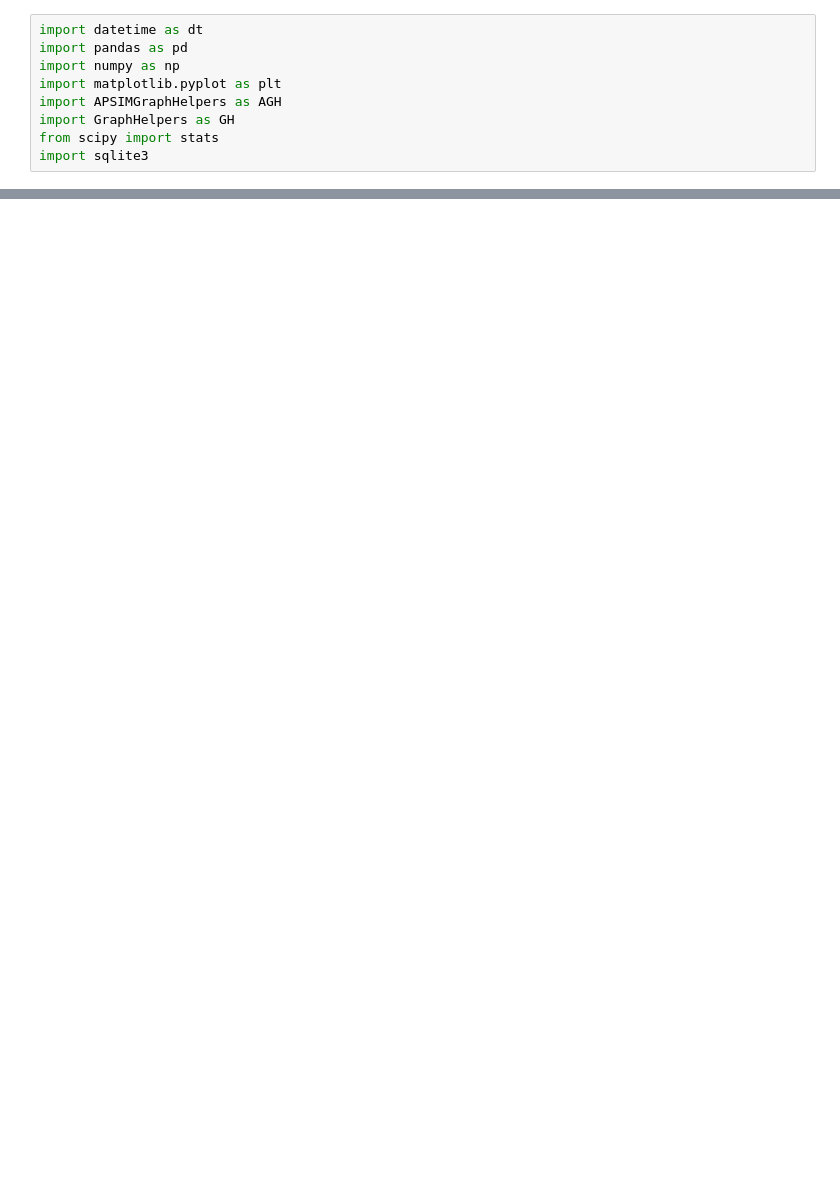
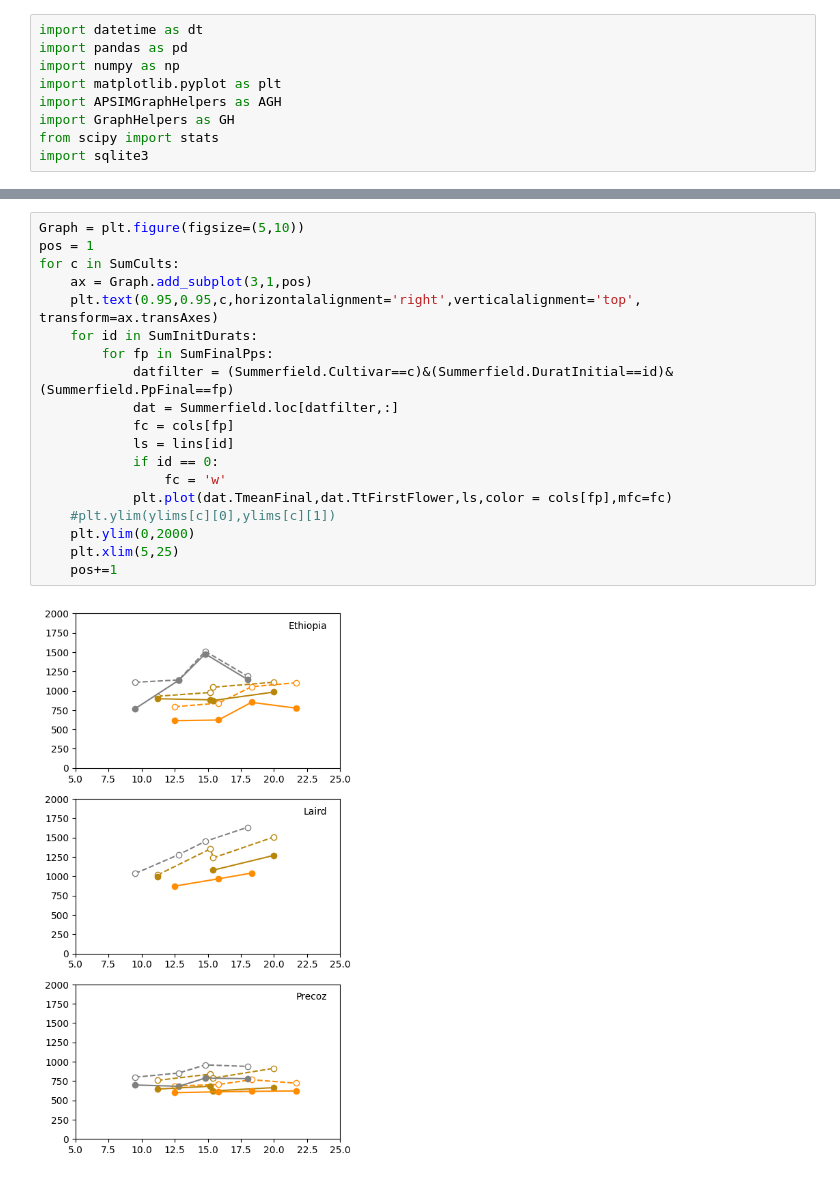
Before and after one commit to PlantandFoodResearch/ApsimX, a Jupyter notebook: Prototypes/Lentil/PhenAnalysis.ipynb, the cells around one changed output, grey strips where cells are left out. Saved outputs shown, nothing was run; the diff lists cells and outputs as text; blank space fills up the shorter version.

```diff
--- a/Prototypes/Lentil/PhenAnalysis.ipynb
+++ b/Prototypes/Lentil/PhenAnalysis.ipynb
@@ -105,0 +151,21 @@ for c in Cultivars:
+# %%
+Graph = plt.figure(figsize=(5,10))
+pos = 1
+for c in SumCults:
+    ax = Graph.add_subplot(3,1,pos)
+    plt.text(0.95,0.95,c,horizontalalignment='right',verticalalignment='top', transform=ax.transAxes)
+    for id in SumInitDurats:
+        for fp in SumFinalPps:
+            datfilter = (Summerfield.Cultivar==c)&(Summerfield.DuratInitial==id)&(Summerfield.PpFinal==fp)
+            dat = Summerfield.loc[datfilter,:]
+            fc = cols[fp]
+            ls = lins[id]
+            if id == 0:
+                fc = 'w'
+            plt.plot(dat.TmeanFinal,dat.TtFirstFlower,ls,color = cols[fp],mfc=fc)
+    #plt.ylim(ylims[c][0],ylims[c][1])
+    plt.ylim(0,2000)
+    plt.xlim(5,25)
+    pos+=1
+# %% [output]
+[figure, added]
```
Also changed, not shown: parts of 31 cells of this notebook, 9 other files.
